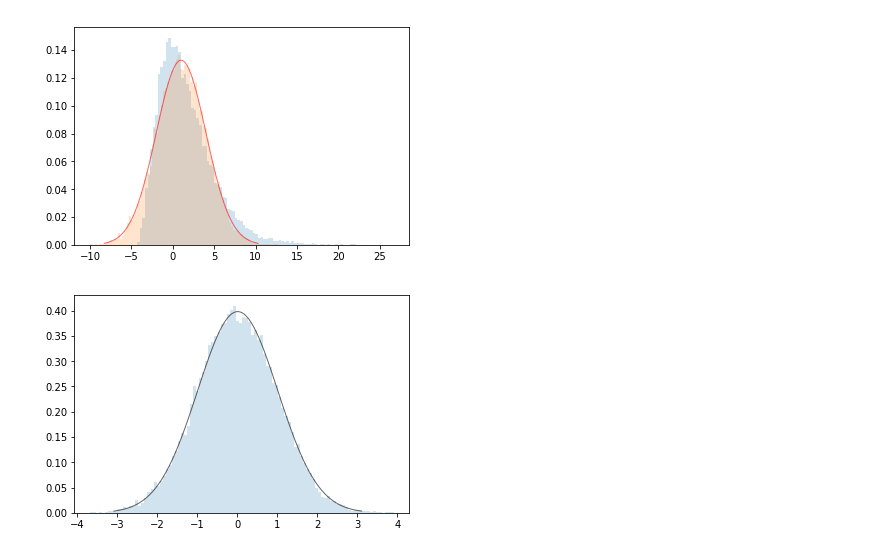
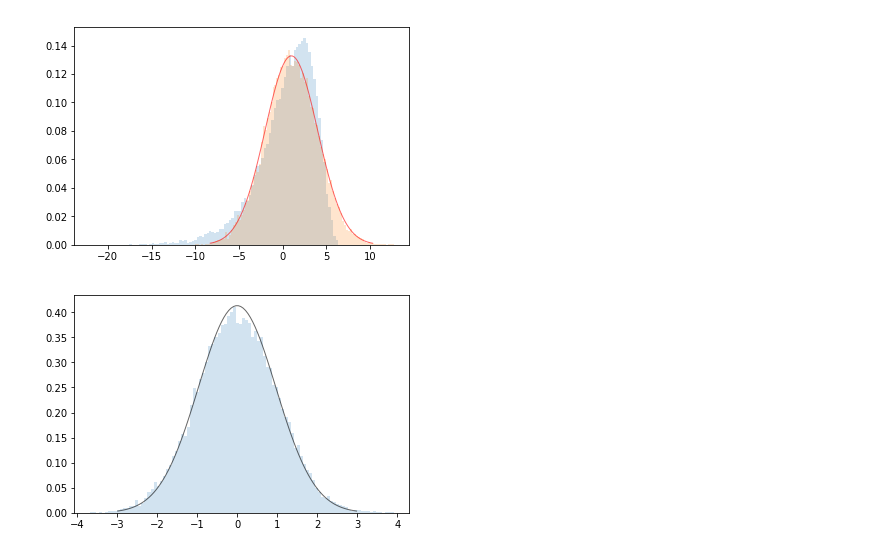
Before and after one commit to sevvi/lambert-matrix-factorization, a Jupyter notebook: lambert-distribution-sanity.ipynb, the cells around one changed output. Drawn from its saved outputs; the diff is of its cells as text; code cells hidden in the pictures.

```diff
--- a/lambert-distribution-sanity.ipynb
+++ b/lambert-distribution-sanity.ipynb
@@ -23,31 +23,31 @@ skewedlambertw = lambda x, skew : lambertw(skew * x)/skew
 # %%
 # generate sample data
 z = np.random.normal(0.0, 1.0, size = 20000)
 loc = 0.
 scale = 1.
 x = np.linspace(norm.ppf(0.001, loc, scale), norm.ppf(0.999, loc, scale), 100)
 # plt.plot(x, norm.pdf(x, loc, scale), 'g-', lw=2, alpha=0.02)
 # plt.hist(z, 100, normed=True, alpha=0.02)
 
-skew = 0.2
+skew = -0.2
 scale = 3
 loc = 1
 
 # skew the data with W_\lambda(z) as forward transformation
 y = z * np.exp(skew * z) * scale + loc
 # unskew the data with $ye^(\lambda y)$ as inverse transformation
 z_1 = skewedlambertw((y - loc)/scale, skew) * scale + loc
 
 loc = np.mean(z_1)
 scale = np.std(z_1)
 x = np.linspace(norm.ppf(0.001, loc, scale), norm.ppf(0.999, loc, scale), 100)
 plt.plot(x, norm.pdf(x, loc, scale), 'r-', lw=1, alpha=0.6)
 
 plt.hist(y, 100, normed=True, alpha=0.2)
 plt.hist(z_1, 100, normed=True, alpha=0.2)
 plt.show()
 # %% [output]
-[figure, old version]
+[figure, new version]
 # %%
 def define_objective(y):
     def objective(params, t):
@@ -58,7 +58,7 @@ def define_objective(y):
 objective = define_objective(z)
 gradient = grad(objective)
 init_params = np.array([1.,5.])
-final_params = adam(gradient, init_params, step_size=0.1, num_iters=500)
+final_params = adam(gradient, init_params, step_size=0.1, num_iters=100)
 
 loc = final_params[0]
 scale = np.exp(final_params[1])
@@ -67,6 +67,6 @@ plt.plot(x, norm.pdf(x, loc, scale), 'k-', lw=1, alpha=0.6, label='norm pdf')
 plt.hist(z, 100, normed=True, alpha=0.2)
 plt.show()
 # %% [output]
-[figure, old version]
+[figure, new version]
 # %%
 def unpack_params(params):
```
Also changed, not shown: parts of 5 cells of this notebook, 1 other file.
